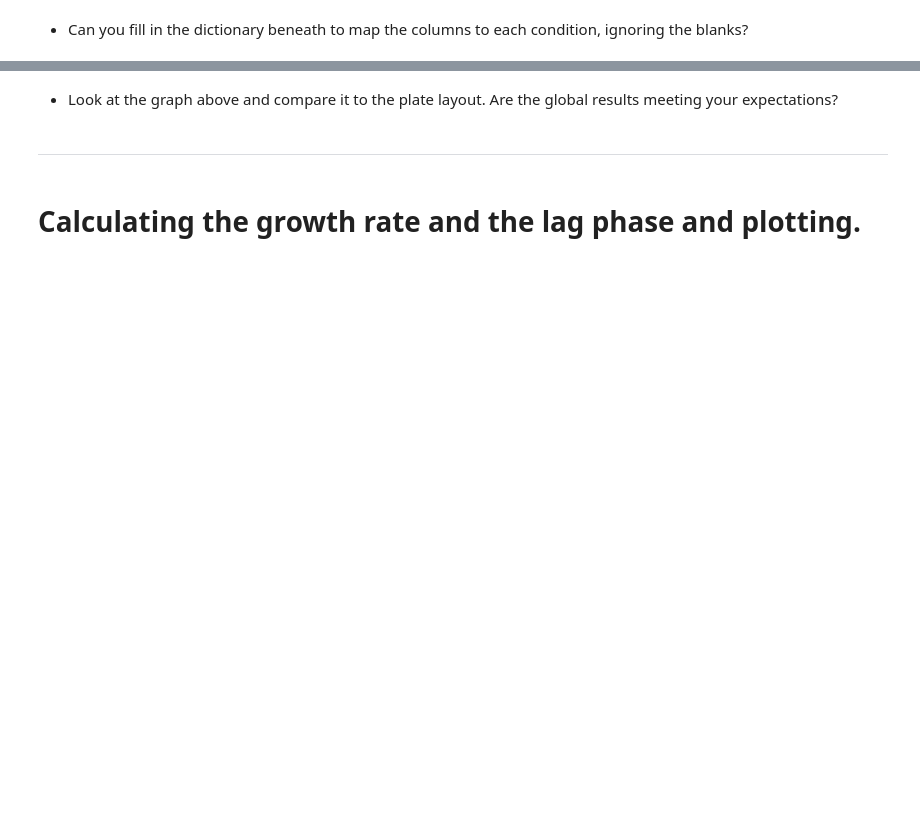
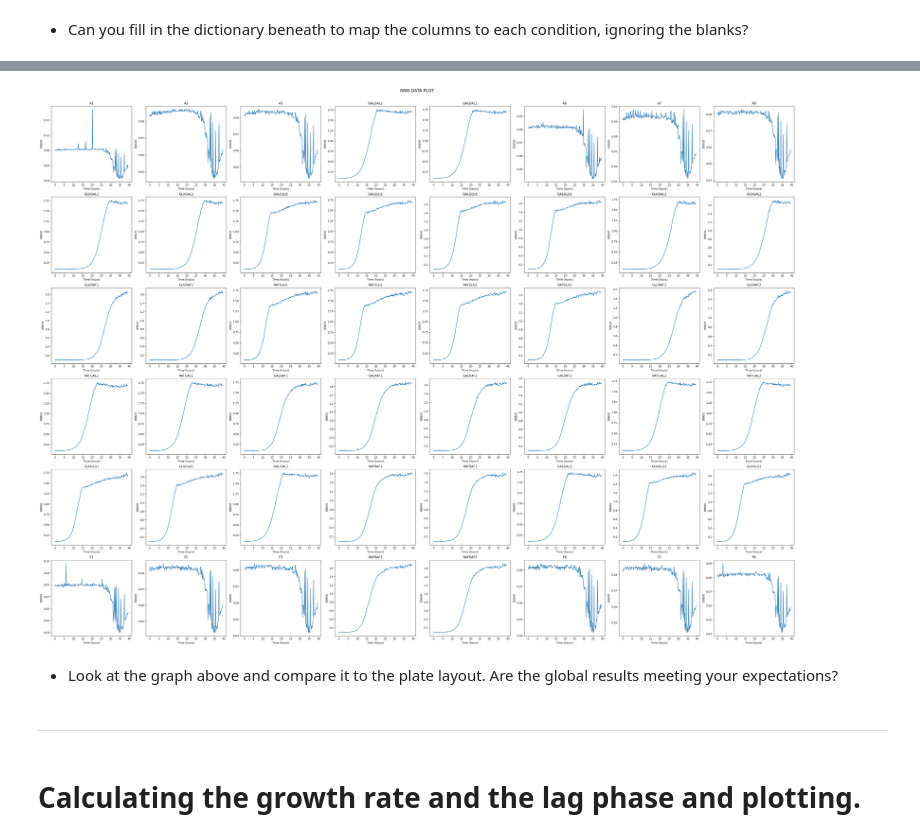
Before and after one commit to itsme-eni/quant_single_cell, a Jupyter notebook: 1_practical_Platereader_Growth2025/01 Growth experiments.ipynb, the cells around one changed output, grey strips where cells are left out. Drawn from its saved outputs; the diff is of its cells as text; code cells hidden in the pictures; blank space fills up the shorter version.

Commit message:
Graphs

```diff
--- a/1_practical_Platereader_Growth2025/01 Growth experiments.ipynb
+++ b/1_practical_Platereader_Growth2025/01 Growth experiments.ipynb
@@ -137,12 +137,27 @@ Next, we will start naming the different columns according to the conditions the
 # %% [markdown]
 - Can you fill in the dictionary beneath to map the columns to each condition, ignoring the blanks?
 # %%
-# Map of conditions
+#Map of conditions
 #These conditions are valid for the data coming from SPECTROSTAR YZMA; the following list matches the automatic columns
 #name given by the machine to each nutrient transition tested
 conditions = {
-    'GLUGLU': ['E1', 'E2', 'E7', 'E8'],
-# fill in the rest
+    "GLUGLU": ["E1", "E2", "E7", "E8"],
+
+    "GALGAL": ["A4", "A5", "E3", "E6"],
+
+    "RAFRAF": ["E4", "E5", "F4", "F5"],
+
+    "GLUGAL": ["B1", "B2", "B7", "B8"],
+
+    "GLURAF": ["C1", "C2", "C7", "C8"],
+
+    "RAFGAL": ["D1", "D2", "D7", "D8"],
+
+    "GALGLU": ["B3", "B4", "B5", "B6"],
+
+    "RAFGLU": ["C3", "C4", "C5", "C6"],
+
+    "GALRAF": ["D3", "D4", "D5", "D6"]
 }
 # %%
 all_samples = sum(conditions.values(), [])
@@ -168,33 +189,56 @@ num_cols = 8
 fig, axes = plt.subplots(num_rows, num_cols, figsize=(num_cols * 5, num_rows * 5))  #6x8 grid of subplots
 
 # Flatten the 2D axes array to 1D for easy indexing
 axes = axes.flatten()
 
 # Collect the variable names of the renamed columns, skipping 'time','time_delta','time_in_hours' and 'time_in_minutes'
 # or any column contianing something different than raw OD600 values
 renamed_columns = [col for col in df_renamed.columns if col not in ['time','time_delta','time_minutes','time_hours']]
 
 # iterate over the renamed columns and plot them below
 
 #### YOUR CODE HERE for iterating over the columns and plotting them in the 48 different subplots ###########################
+# Iterate over the renamed columns and plot them in the 48 subplots
+plot_index = 0
 
+for col_index in range(len(df_renamed.columns)):
 
+    col = df_renamed.columns[col_index]
 
+    # skip non-OD600 columns
+    if col in ['Time', 'time_delta', 'time_minutes', 'time_hours']:
+        continue
 
+    # select column by position, not by name
+    y_values = pd.to_numeric(df_renamed.iloc[:, col_index], errors="coerce")
 
+    # create x-axis in hours
+    x_values = df_renamed["time_hours"] + df_renamed["time_minutes"] / 60
+
+    # plot into the correct subplot
+    axes[plot_index].plot(x_values, y_values)
+
+    # title and labels
+    axes[plot_index].set_title(col)
+    axes[plot_index].set_xlabel("Time (hours)")
+    axes[plot_index].set_ylabel("OD600")
+
+    plot_index += 1
 
 
 
 
 #### END CODE BLOCK #########################################################################################################
 
 # Set the overall title of the figure
 fig.suptitle('RAW DATA PLOT', fontsize=16)
 
 # Adjust layout to prevent overlap
 plt.tight_layout()
 plt.subplots_adjust(top=0.95)   # Adjust the space for the suptitle
 plt.show()  # Display the plots
+# %% [output]
+[figure, added]
 # %% [markdown]
 - Look at the graph above and compare it to the plate layout. Are the global results meeting your expectations?
 # %% [markdown]
```
Also changed, not shown: parts of 1 cell of this notebook.
